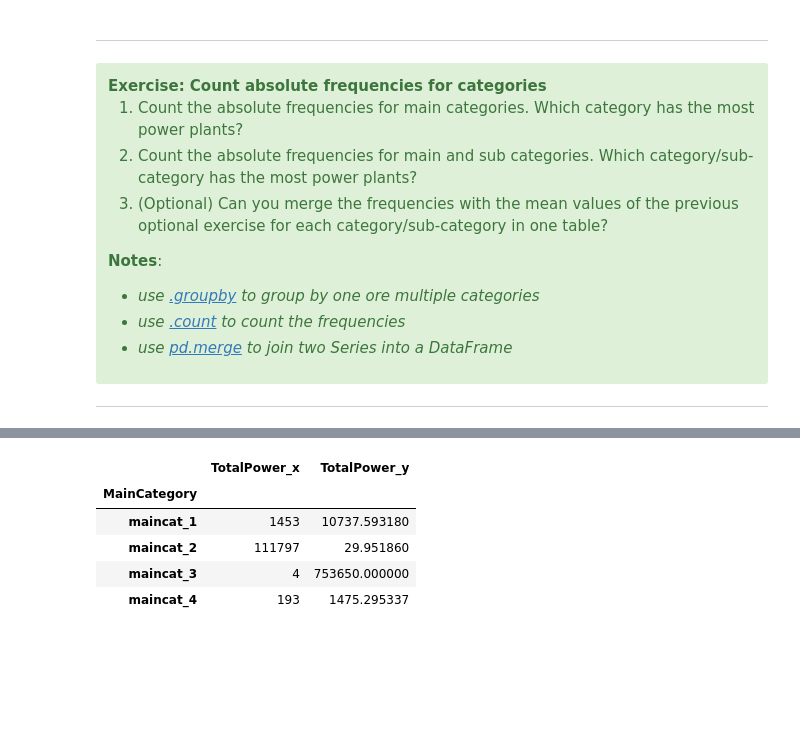
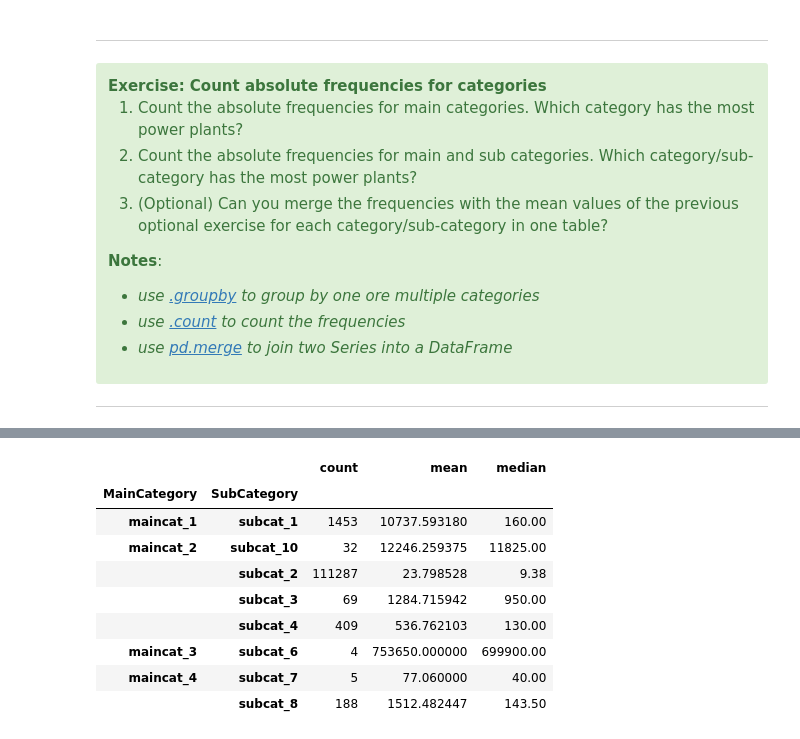
Before and after one commit to dsi-engineering-ag/data-science-course, a Jupyter notebook: Day 1/Excercise - Descriptive Statistics.ipynb, the cells around one changed output, grey strips where cells are left out. Cells and saved outputs as stored; diff of their text form; code cells hidden in the pictures; blank space fills up the shorter version.

```diff
--- a/Day 1/Excercise - Descriptive Statistics.ipynb
+++ b/Day 1/Excercise - Descriptive Statistics.ipynb
@@ -103,2 +195,2 @@ epp = epp.merge(plantCat[lang].rename("PlantCategoryName"),how='left', left_on='
 # %%
-a = epp.groupby('MainCategory')['TotalPower'].count()
+epp_grouped = epp.groupby(['MainCategory', 'SubCategory'])['TotalPower']
@@ -107,9 +197,22 @@ b = epp.groupby('MainCategory')['TotalPower'].mean()
-# %%
-pd.merge(a, b, left_index=True, right_index=True)
-# %% [output]
-|  | TotalPower_x | TotalPower_y |
-| MainCategory |  |  |
-| maincat_1 | 1453 | 10737.593180 |
-| maincat_2 | 111797 | 29.951860 |
-| maincat_3 | 4 | 753650.000000 |
-| maincat_4 | 193 | 1475.295337 |
+# %%
+epp_cnt = epp_grouped.count()
+epp_mean = epp_grouped.mean()
+epp_median = epp_grouped.median()
+# %%
+df = pd.merge(epp_cnt,epp_mean , right_index = True,
+               left_index = True)
+
+df = df.rename(columns={"TotalPower_x": "count", "TotalPower_y": "mean"})
+df['median'] = epp_median
+df
+# %% [output]
+|  |  | count | mean | median |
+| MainCategory | SubCategory |  |  |  |
+| maincat_1 | subcat_1 | 1453 | 10737.593180 | 160.00 |
+| maincat_2 | subcat_10 | 32 | 12246.259375 | 11825.00 |
+|  | subcat_2 | 111287 | 23.798528 | 9.38 |
+|  | subcat_3 | 69 | 1284.715942 | 950.00 |
+|  | subcat_4 | 409 | 536.762103 | 130.00 |
+| maincat_3 | subcat_6 | 4 | 753650.000000 | 699900.00 |
+| maincat_4 | subcat_7 | 5 | 77.060000 | 40.00 |
+|  | subcat_8 | 188 | 1512.482447 | 143.50 |
```
Also changed, not shown: parts of 11 cells of this notebook.
